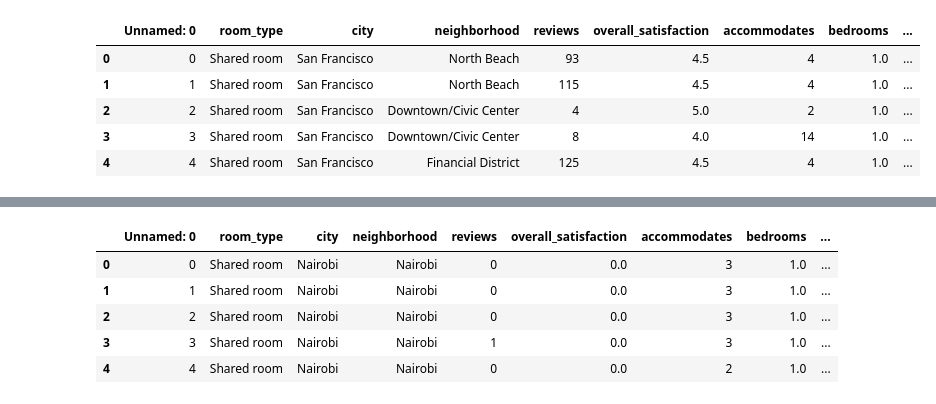
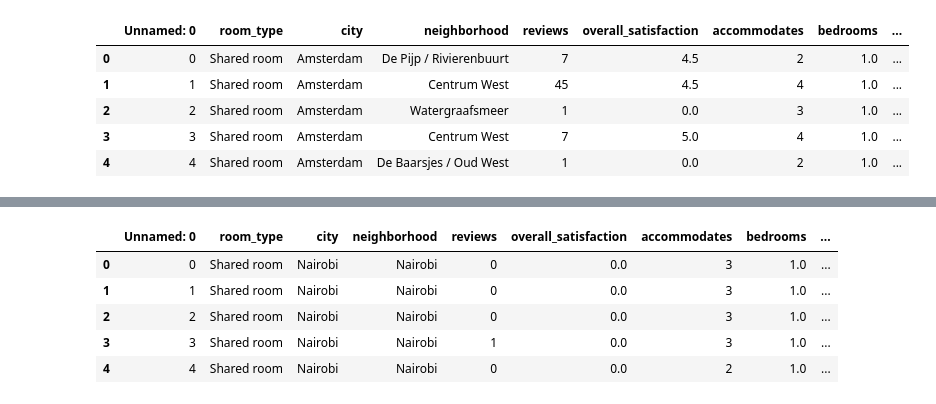
Before and after one commit to RoseMurugi/Airbnb-Analytics, a Jupyter notebook: Final Project/data_analysis.ipynb, the cells around one changed output, grey strips where cells are left out. Saved outputs shown, nothing was run; the diff lists cells and outputs as text; code cells hidden in the pictures.

```diff
--- a/Final Project/data_analysis.ipynb
+++ b/Final Project/data_analysis.ipynb
@@ -8,13 +8,13 @@ import matplotlib.pyplot as plt
 import seaborn as sns
 plt.style.use('seaborn')
 # %%
-# San Fran Data
-sanfran_clean = pd.read_csv("../Resources/San Francisco/sanfrancisco_clean.csv")
-sanfran_clean.head()
+# Amsterdam Data
+amsterdam_clean = pd.read_csv("../Resources/Amsterdam/amsterdam_clean.csv")
+amsterdam_clean.head()
 # %% [output]
 |  | Unnamed: 0 | room_type | city | neighborhood | reviews | overall_satisfaction | accommodates | bedrooms | ... |
-| 0 | 0 | Shared room | San Francisco | North Beach | 93 | 4.5 | 4 | 1.0 | ... |
-| 1 | 1 | Shared room | San Francisco | North Beach | 115 | 4.5 | 4 | 1.0 | ... |
-| 2 | 2 | Shared room | San Francisco | Downtown/Civic Center | 4 | 5.0 | 2 | 1.0 | ... |
-| 3 | 3 | Shared room | San Francisco | Downtown/Civic Center | 8 | 4.0 | 14 | 1.0 | ... |
-| 4 | 4 | Shared room | San Francisco | Financial District | 125 | 4.5 | 4 | 1.0 | ... |
+| 0 | 0 | Shared room | Amsterdam | De Pijp / Rivierenbuurt | 7 | 4.5 | 2 | 1.0 | ... |
+| 1 | 1 | Shared room | Amsterdam | Centrum West | 45 | 4.5 | 4 | 1.0 | ... |
+| 2 | 2 | Shared room | Amsterdam | Watergraafsmeer | 1 | 0.0 | 3 | 1.0 | ... |
+| 3 | 3 | Shared room | Amsterdam | Centrum West | 7 | 5.0 | 4 | 1.0 | ... |
+| 4 | 4 | Shared room | Amsterdam | De Baarsjes / Oud West | 1 | 0.0 | 2 | 1.0 | ... |
```
Also changed, not shown: parts of 27 cells of this notebook, 22 other files.
